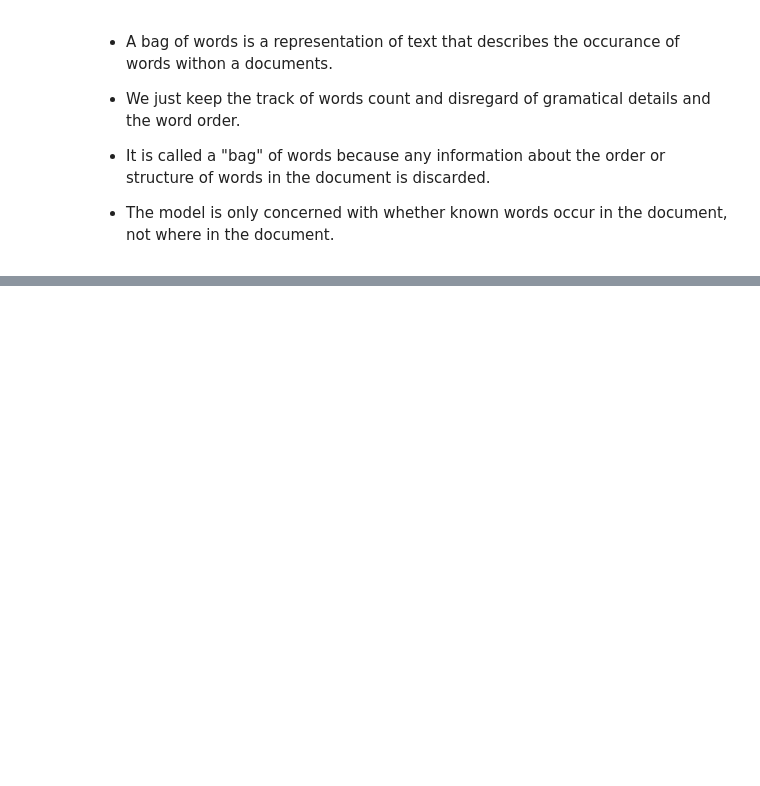
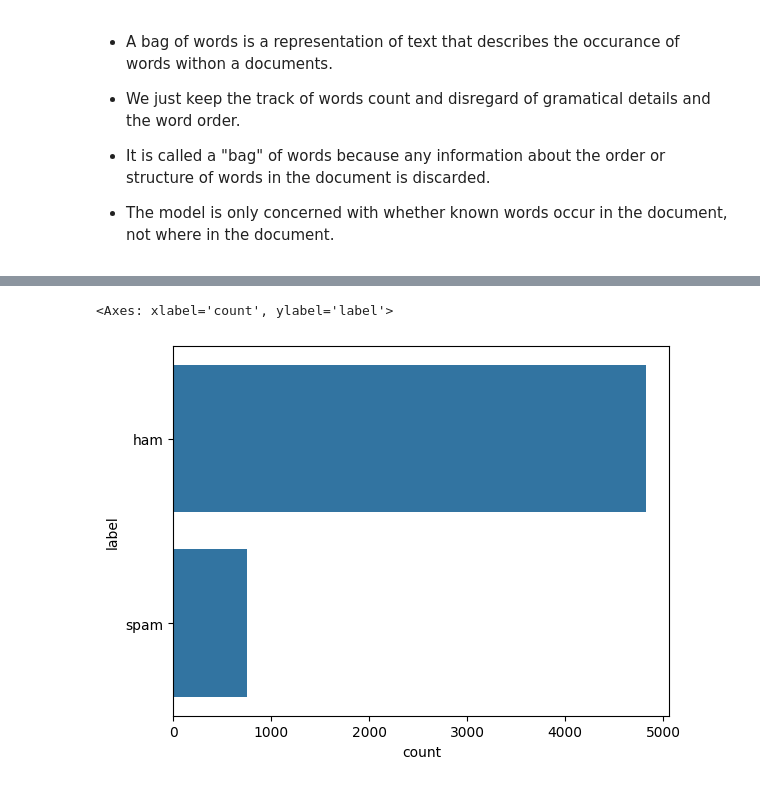
Before and after one commit to sngrajesh/NaturalLanguageProcessingAndComputerVision, a Jupyter notebook: L16_text_classification.ipynb, the cells around one changed output, grey strips where cells are left out. Saved outputs shown, nothing was run; the diff lists cells and outputs as text; code cells hidden in the pictures; blank space fills up the shorter version.

Commit message:
Text Classification and Flowchart

```diff
--- a/L16_text_classification.ipynb
+++ b/L16_text_classification.ipynb
@@ -44,0 +329,3 @@ sentence_2 = ' It was good to know about it.'
+# %%
+df = pd.read_csv('content\SMSSpamCollection', sep='\t')
+df.columns = ['label','text']
@@ -44,0 +341,8 @@ sentence_2 = ' It was good to know about it.'
+# %%
+X = df['text']
+y = df['label']
+# %%
+sns.countplot(y)
+# %% [output]
+<Axes: xlabel='count', ylabel='label'>
+[figure, added]
```
Also changed, not shown: parts of 93 cells of this notebook, 2 other files.
